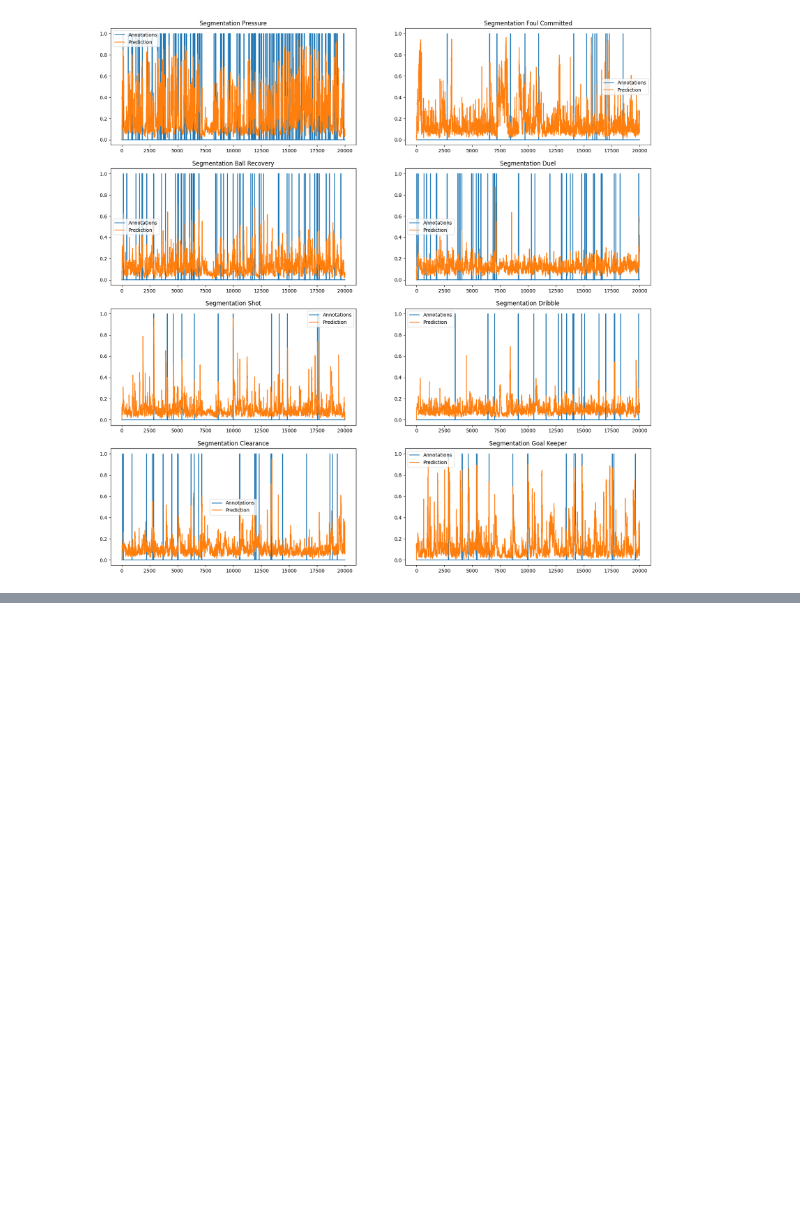
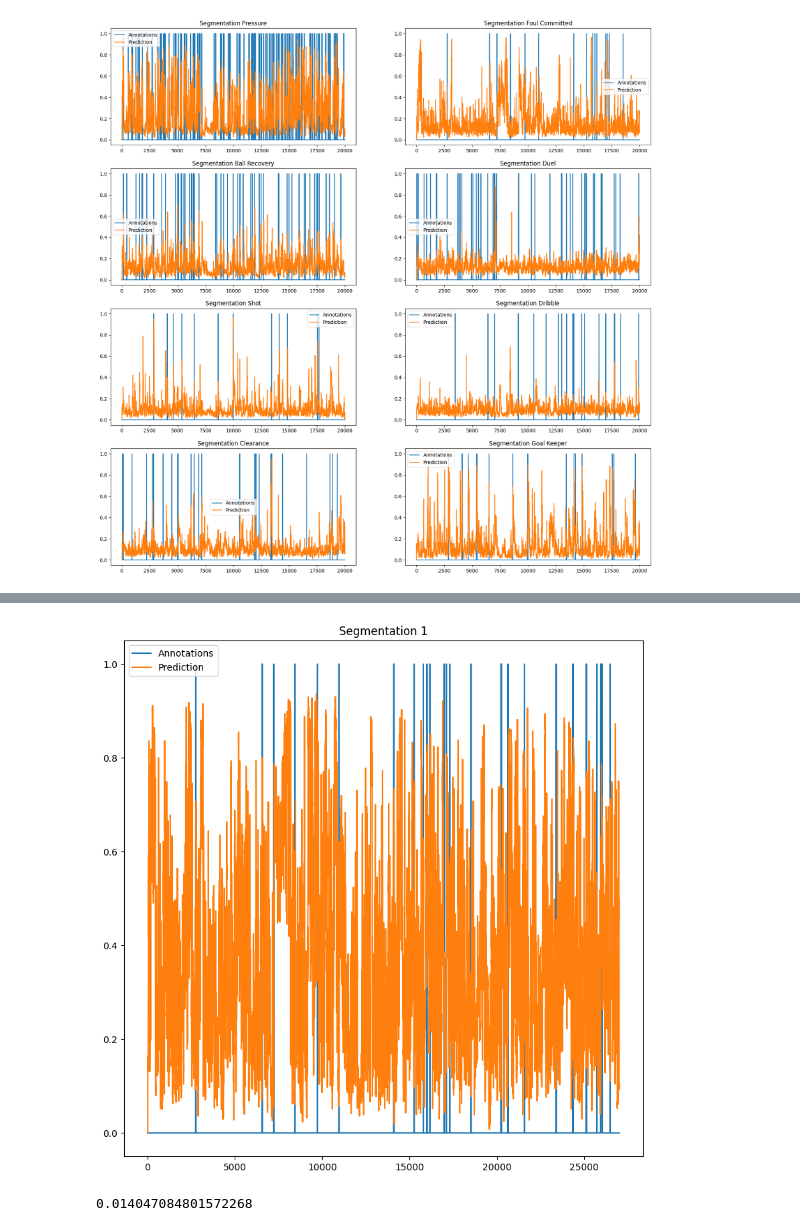
Before and after one commit to Ziolo1999/GNNsFootballEventSpotting, a Jupyter notebook: Code2/GridSearch.ipynb, the cells around one changed output, grey strips where cells are left out. Drawn from its saved outputs; the diff is of its cells as text; code cells hidden in the pictures; blank space fills up the shorter version.

```diff
--- a/Code2/GridSearch.ipynb
+++ b/Code2/GridSearch.ipynb
@@ -361,0 +425,15 @@ WARNING:root:../football_games/NL2020/Datafeed - 20232 - 2030759 - Tracking raw
+# %%
+# args = Args
+# args.focused_annotation = "Foul Committed"
+# collate_fn = collateVisGCN
+# model_path = "models/detector_Foul Committed.pth.tar"
+# model = torch.load(model_path)
+# visualiser = Visualiser(collate_fn, args, model, smooth_rate=None, val=True, ann=8)
+visualiser.plot_predictions(frame_threshold=27000, save_dir="plots/PredictionsPlot.png", annotation="Foul Committed")
+# %% [output]
+[figure, added]
+# %%
+from sklearn.metrics import average_precision_score
+average_precision_score(visualiser.annotations[:,event_enc["Foul Committed"]], visualiser.segmentation[:28575,0], average='macro')
+# %% [output]
+0.014047084801572268
```
Also changed, not shown: parts of 10 cells of this notebook, 17 other files.
